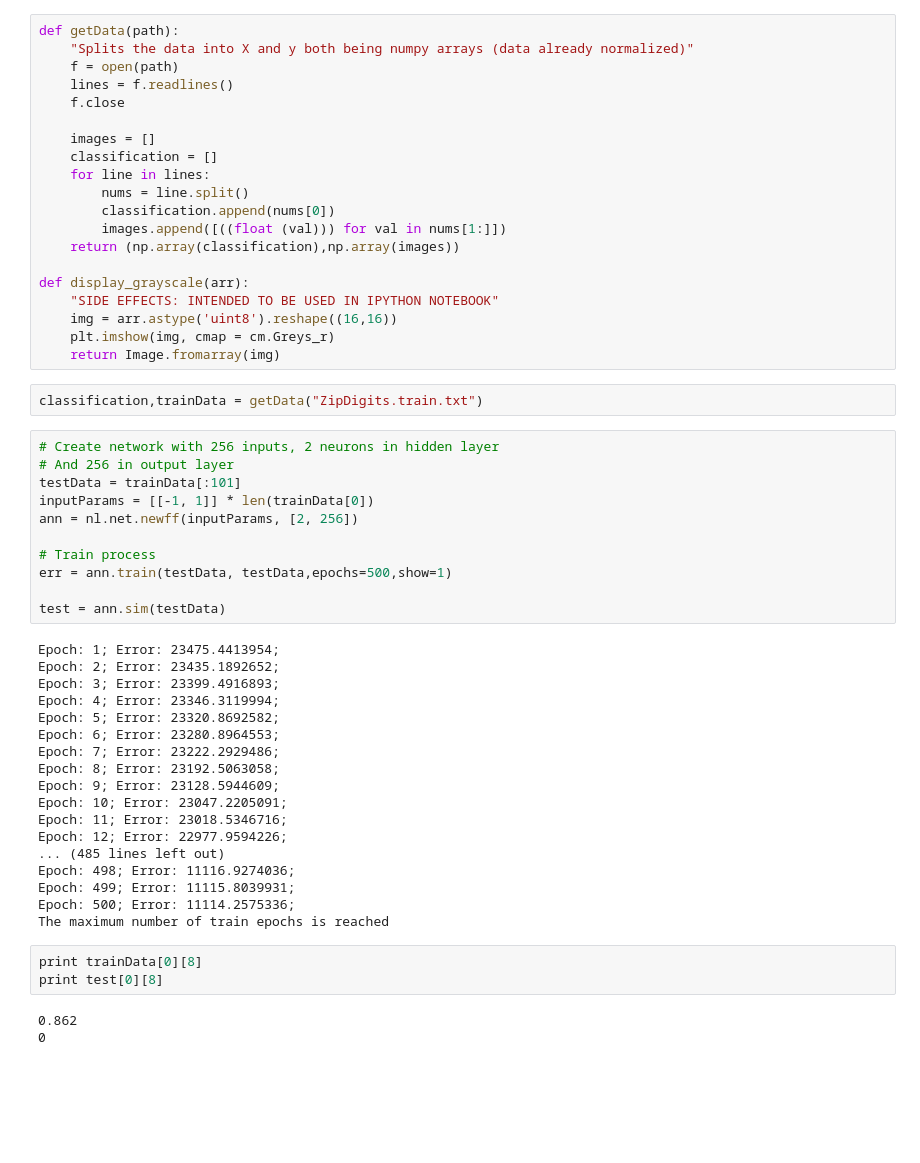
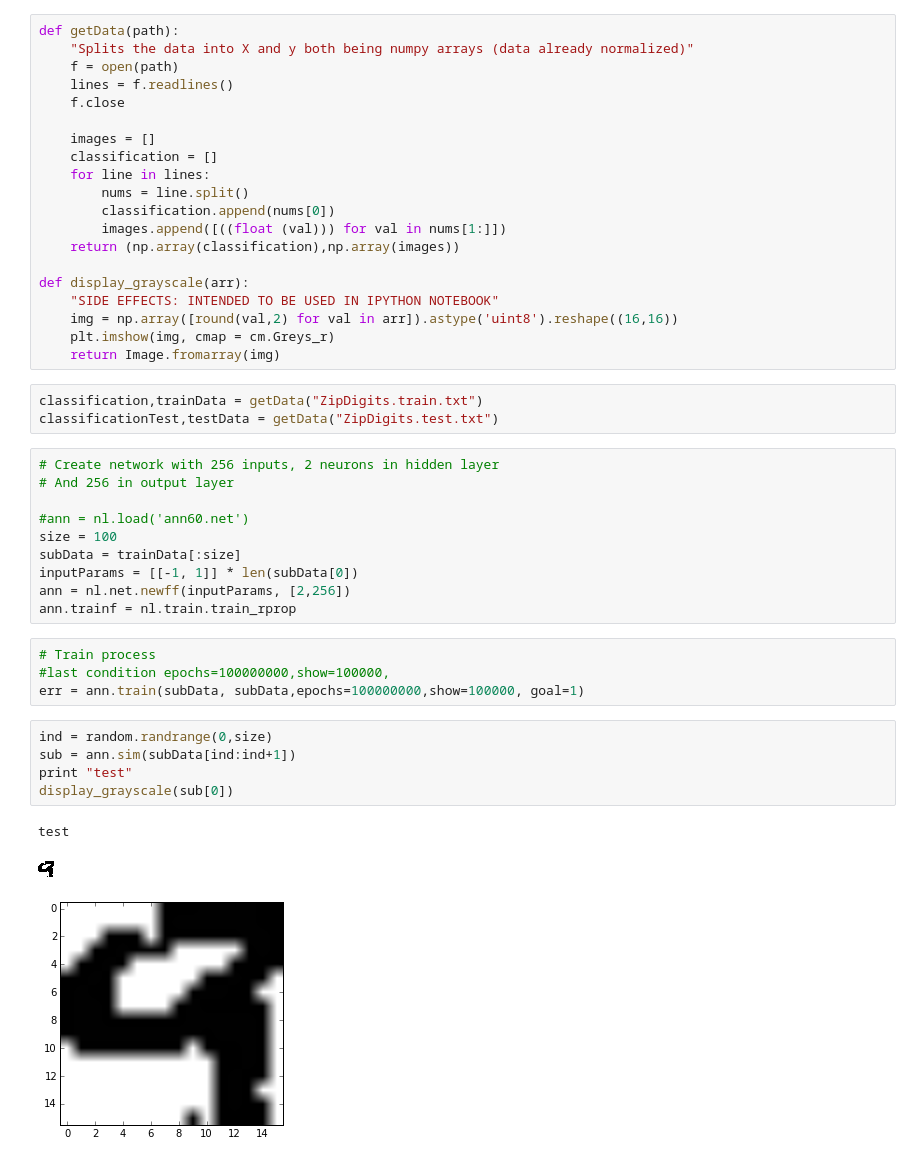
Before and after one commit to allenj12/compOpt_Project, a Jupyter notebook: features/featureNet.ipynb, the cells around one changed output. Saved outputs shown, nothing was run; the diff lists cells and outputs as text; blank space fills up the shorter version.

```diff
--- a/features/featureNet.ipynb
+++ b/features/featureNet.ipynb
@@ -32,44 +33,33 @@ def getData(path):
 
 def display_grayscale(arr):
     "SIDE EFFECTS: INTENDED TO BE USED IN IPYTHON NOTEBOOK"
-    img = arr.astype('uint8').reshape((16,16))
+    img = np.array([round(val,2) for val in arr]).astype('uint8').reshape((16,16))
     plt.imshow(img, cmap = cm.Greys_r)
     return Image.fromarray(img)
 # %%
 classification,trainData = getData("ZipDigits.train.txt")
+classificationTest,testData = getData("ZipDigits.test.txt")
 # %%
 # Create network with 256 inputs, 2 neurons in hidden layer
 # And 256 in output layer
-testData = trainData[:101]
-inputParams = [[-1, 1]] * len(trainData[0])
-ann = nl.net.newff(inputParams, [2, 256])
 
-# Train process
-err = ann.train(testData, testData,epochs=500,show=1)
-
-test = ann.sim(testData)
+#ann = nl.load('ann60.net')
+size = 100
+subData = trainData[:size]
+inputParams = [[-1, 1]] * len(subData[0])
+ann = nl.net.newff(inputParams, [2,256])
+ann.trainf = nl.train.train_rprop
-# %% [output]
-Epoch: 1; Error: 23475.4413954;
-Epoch: 2; Error: 23435.1892652;
-Epoch: 3; Error: 23399.4916893;
-Epoch: 4; Error: 23346.3119994;
-Epoch: 5; Error: 23320.8692582;
-Epoch: 6; Error: 23280.8964553;
-Epoch: 7; Error: 23222.2929486;
-Epoch: 8; Error: 23192.5063058;
-Epoch: 9; Error: 23128.5944609;
-Epoch: 10; Error: 23047.2205091;
-Epoch: 11; Error: 23018.5346716;
-Epoch: 12; Error: 22977.9594226;
-... (485 lines left out)
-Epoch: 498; Error: 11116.9274036;
-Epoch: 499; Error: 11115.8039931;
-Epoch: 500; Error: 11114.2575336;
-The maximum number of train epochs is reached
-# %%
-print trainData[0][8]
-print test[0][8]
-# %% [output]
-0.862
-0
+# %%
+# Train process
+#last condition epochs=100000000,show=100000,
+err = ann.train(subData, subData,epochs=100000000,show=100000, goal=1)
+# %%
+ind = random.randrange(0,size)
+sub = ann.sim(subData[ind:ind+1])
+print "test"
+display_grayscale(sub[0])
+# %% [output]
+test
+[figure, added]
+[figure, added]
 # %%
```
Also changed, not shown: parts of 7 cells of this notebook, 7 other files.
